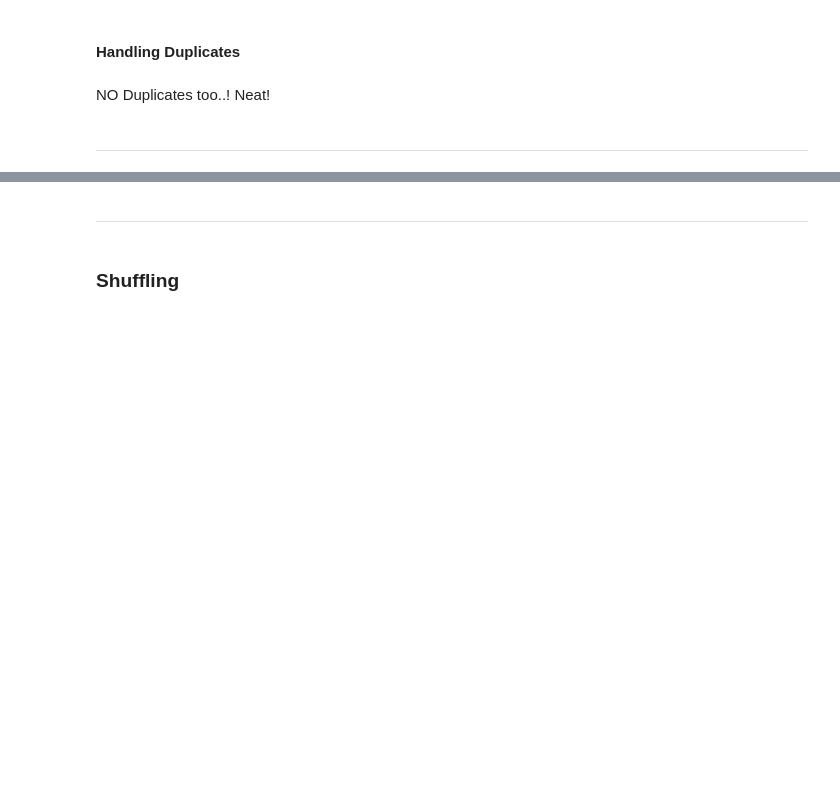
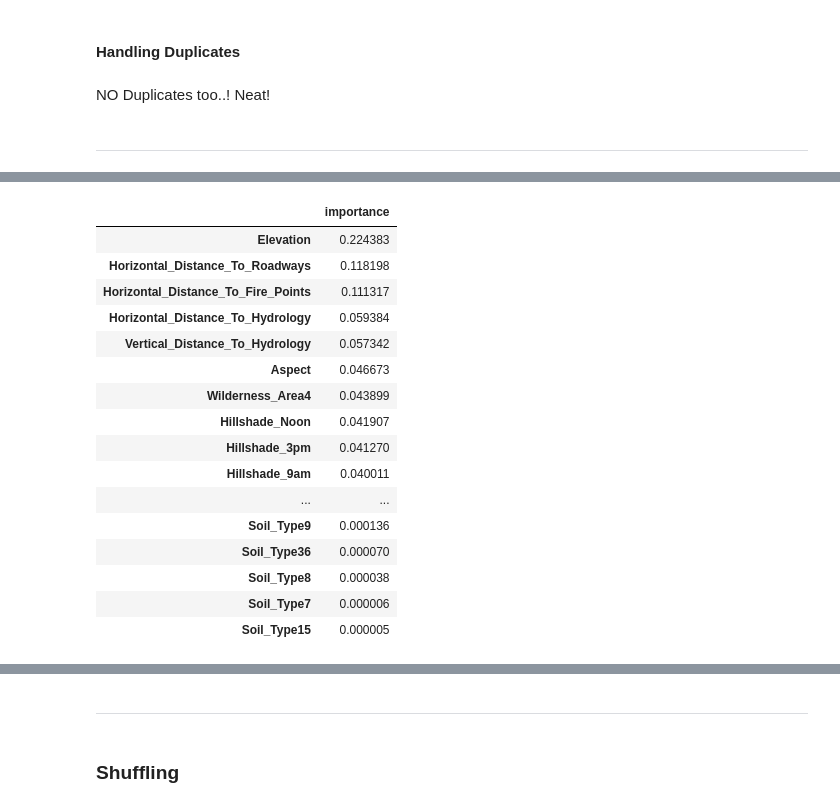
Before and after one commit to JuzerShakir/Forest_Cover-Type, a Jupyter notebook: result.ipynb, the cells around one changed output, grey strips where cells are left out. Drawn from its saved outputs; the diff is of its cells as text; code cells hidden in the pictures; blank space fills up the shorter version.

```diff
--- a/result.ipynb
+++ b/result.ipynb
@@ -882,0 +908,28 @@ NO Duplicates too..! Neat!
+# %%
+from sklearn.ensemble import RandomForestClassifier
+
+model = RandomForestClassifier(random_state = 53)
+
+model.fit(X, y)
+
+RFC_feature_importances = pd.DataFrame(model.feature_importances_, index = X.columns, columns=['importance']).sort_values('importance', ascending=False)
+
+RFC_feature_importances
+# %% [output]
+|  | importance |
+| Elevation | 0.224383 |
+| Horizontal_Distance_To_Roadways | 0.118198 |
+| Horizontal_Distance_To_Fire_Points | 0.111317 |
+| Horizontal_Distance_To_Hydrology | 0.059384 |
+| Vertical_Distance_To_Hydrology | 0.057342 |
+| Aspect | 0.046673 |
+| Wilderness_Area4 | 0.043899 |
+| Hillshade_Noon | 0.041907 |
+| Hillshade_3pm | 0.041270 |
+| Hillshade_9am | 0.040011 |
+| ... | ... |
+| Soil_Type9 | 0.000136 |
+| Soil_Type36 | 0.000070 |
+| Soil_Type8 | 0.000038 |
+| Soil_Type7 | 0.000006 |
+| Soil_Type15 | 0.000005 |
```
Also changed, not shown: parts of 17 cells of this notebook.
